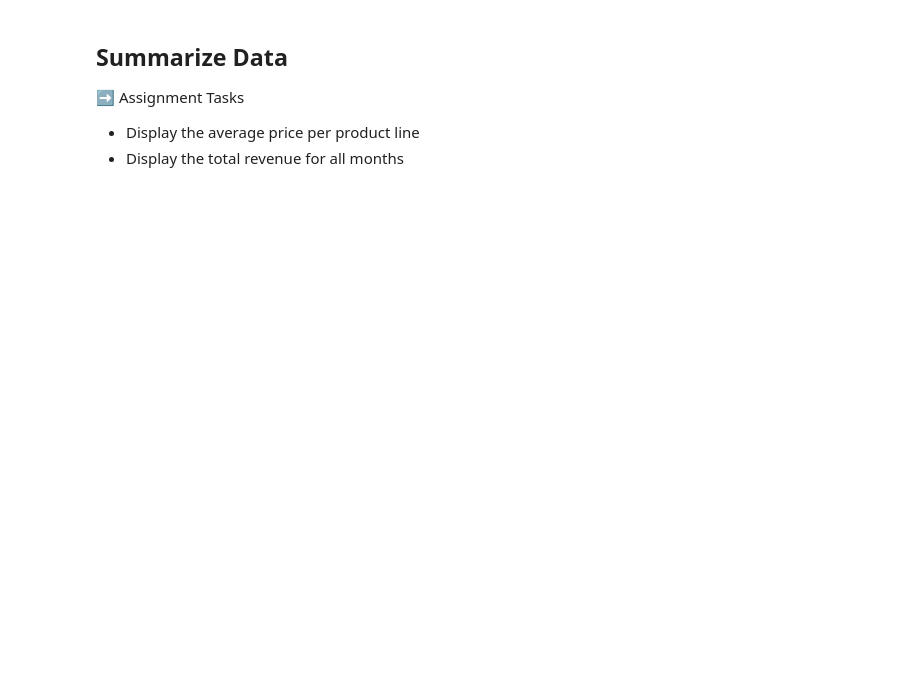
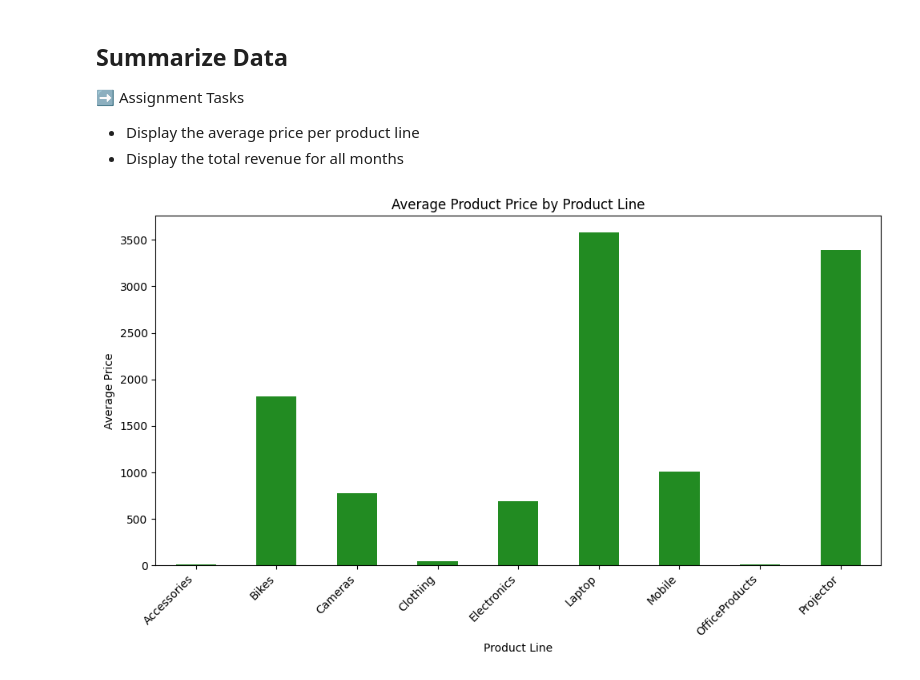
Before and after one commit to matiasarmesto/businessanalytics, a Jupyter notebook: Labs/Scripts/lab_03_retailer_intro.ipynb, the cells around one changed output. Cells and saved outputs as stored; diff of their text form; code cells hidden in the pictures; blank space fills up the shorter version.

```diff
--- a/Labs/Scripts/lab_03_retailer_intro.ipynb
+++ b/Labs/Scripts/lab_03_retailer_intro.ipynb
@@ -142,0 +190,12 @@ dtype: float64
+# %%
+# average price
+avg_price_by_line = clean_df.groupby('product_line')['product_price'].mean()
+avg_price_by_line.plot(kind='bar', figsize=(10, 6), color ='forestgreen')
+plt.title('Average Product Price by Product Line')
+plt.xlabel('Product Line')
+plt.ylabel('Average Price')
+plt.xticks(rotation=45, ha='right')
+plt.tight_layout()
+plt.show()
+# %% [output]
+[figure, added]
```
Also changed, not shown: parts of 11 cells of this notebook.
